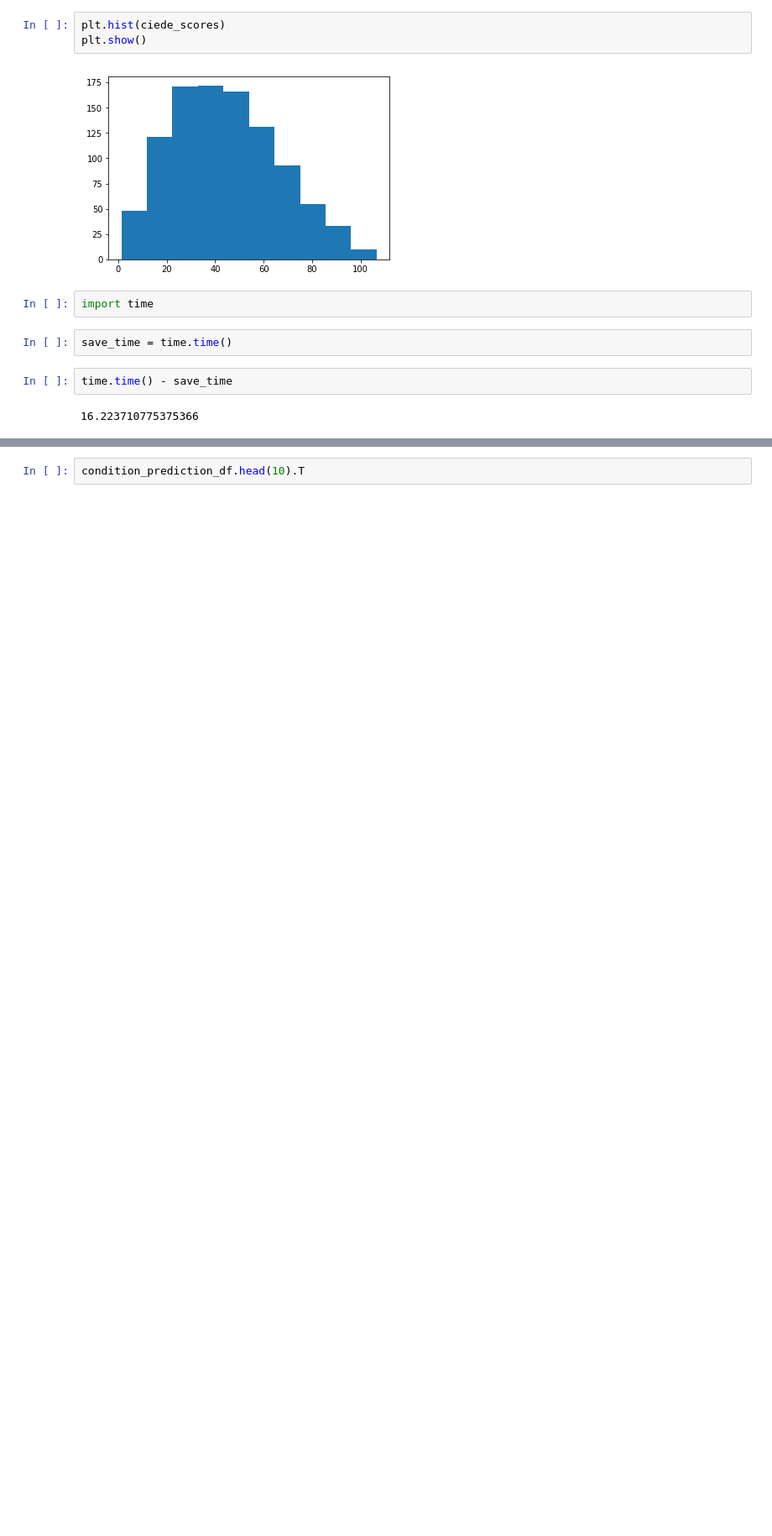
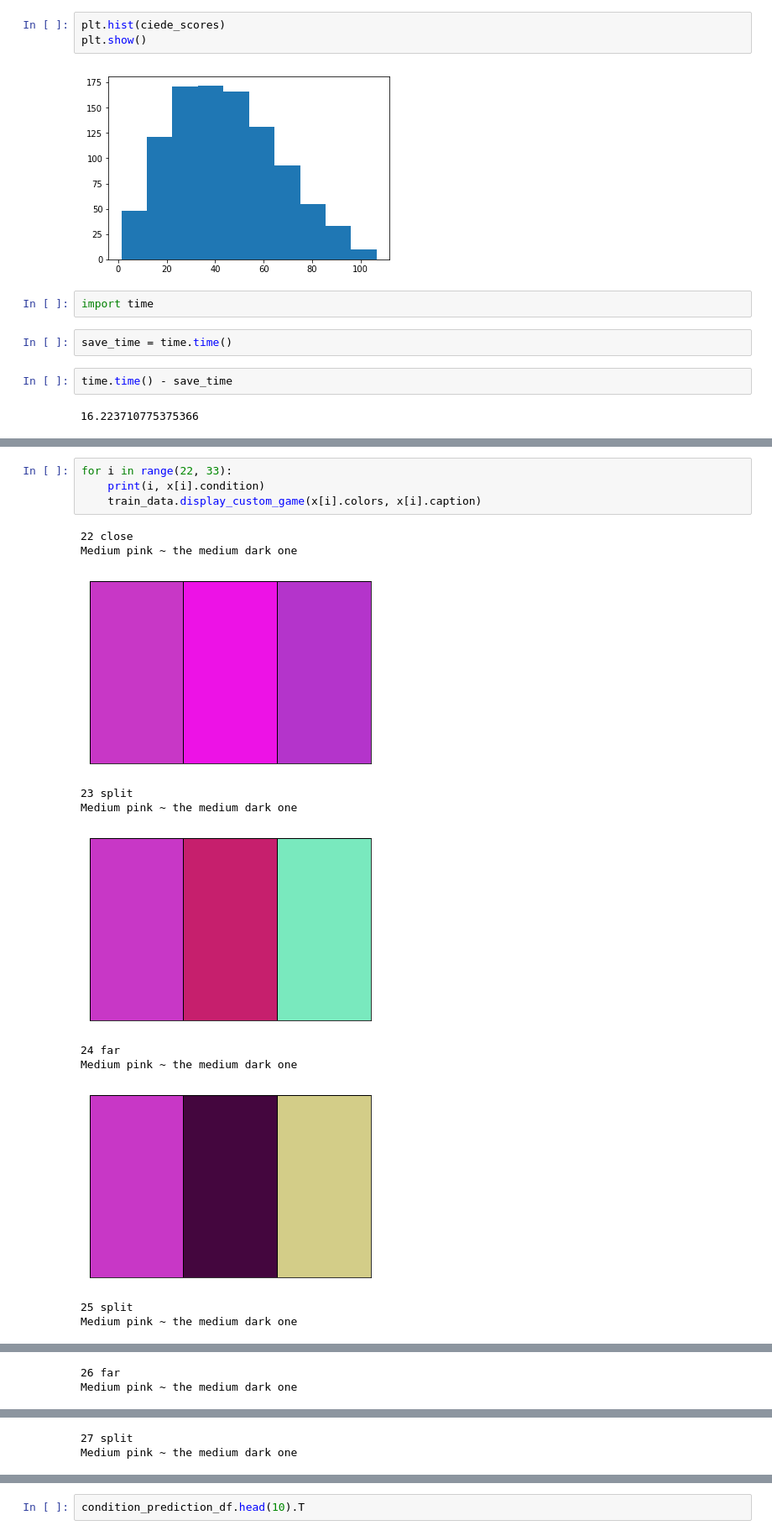
Before and after one commit to bnewm0609/cs224u-project, a Jupyter notebook: csli_notebooks/Condition Prediction Data Generation.ipynb, the cells around one changed output, grey strips where cells are left out. Shown at 84% size. Saved outputs shown, nothing was run; the diff lists cells and outputs as text; blank space fills up the shorter version.

```diff
--- a/csli_notebooks/Condition Prediction Data Generation.ipynb
+++ b/csli_notebooks/Condition Prediction Data Generation.ipynb
@@ -172,0 +181,16 @@ len
+# %%
+for i in range(22, 33):
+    print(i, x[i].condition)
+    train_data.display_custom_game(x[i].colors, x[i].caption)
+# %% [output]
+22 close
+Medium pink ~ the medium dark one
+[figure, added]
+23 split
+Medium pink ~ the medium dark one
+[figure, added]
+24 far
+Medium pink ~ the medium dark one
+[figure, added]
+25 split
+Medium pink ~ the medium dark one
@@ -172,0 +198,2 @@ len
+26 far
+Medium pink ~ the medium dark one
@@ -172,0 +201,2 @@ len
+27 split
+Medium pink ~ the medium dark one
```
Also changed, not shown: parts of 33 cells of this notebook, 1 other file.
